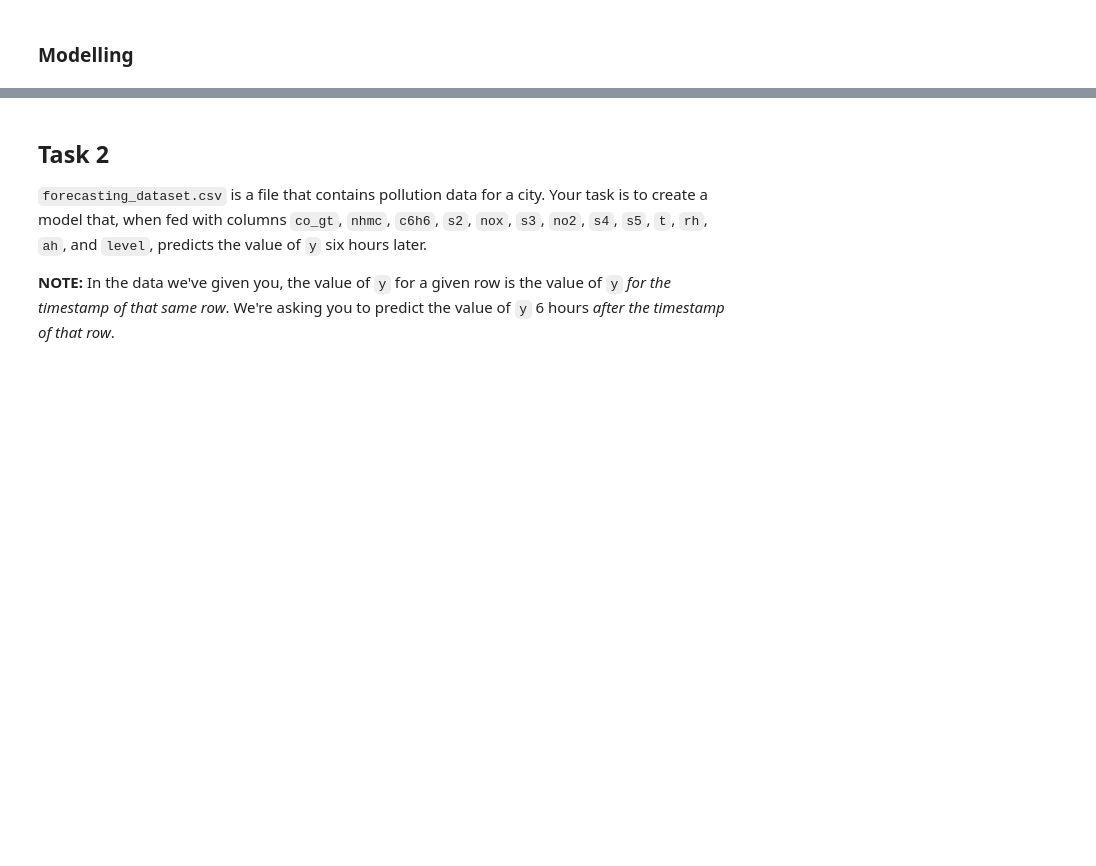
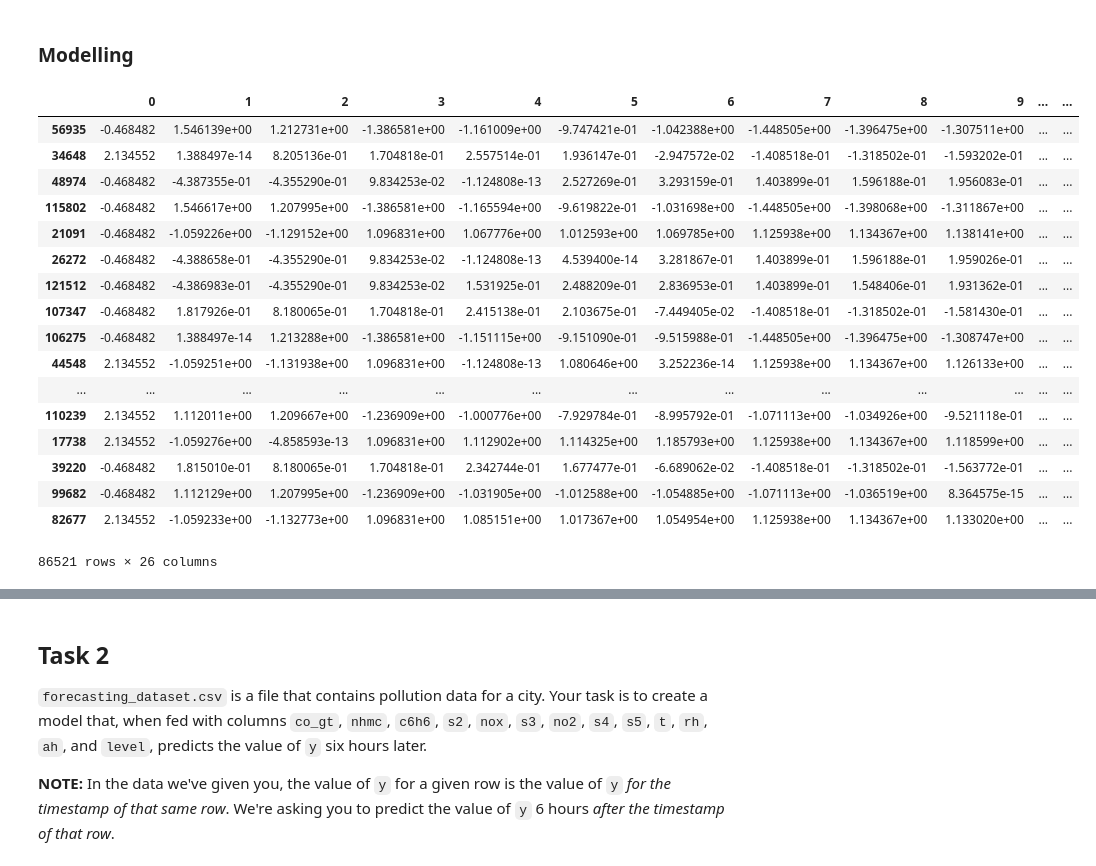
Before and after one commit to prakash-murugesan/CodeChallenge, a Jupyter notebook: CodingChallenge/Machine Learning/MachineLearningChallengeWorkingCopy.ipynb, the cells around one changed output, grey strips where cells are left out. Cells and saved outputs as stored; diff of their text form; code cells hidden in the pictures; blank space fills up the shorter version.

```diff
--- a/CodingChallenge/Machine Learning/MachineLearningChallengeWorkingCopy.ipynb
+++ b/CodingChallenge/Machine Learning/MachineLearningChallengeWorkingCopy.ipynb
@@ -281,7 +303,28 @@ Name: status, Length: 144203, dtype: float64
 # %% [markdown]
 ### Modelling
 # %%
-xtrain, xtest, ytrain, ytest = train_test_split(df_scaled, df['status'], test_size = 0.25, random_state = 19 )
+xtrain, xtest, ytrain, ytest = train_test_split(df_scaled, df['status'], test_size = 0.40, random_state = 19 )
 # %%
 ytrain=ytrain.astype(int)
 ytest=ytest.astype(int)
+# %%
+xtrain
+# %% [output]
+|  | 0 | 1 | 2 | 3 | 4 | 5 | 6 | 7 | 8 | 9 | ... | ... |
+| 56935 | -0.468482 | 1.546139e+00 | 1.212731e+00 | -1.386581e+00 | -1.161009e+00 | -9.747421e-01 | -1.042388e+00 | -1.448505e+00 | -1.396475e+00 | -1.307511e+00 | ... | ... |
+| 34648 | 2.134552 | 1.388497e-14 | 8.205136e-01 | 1.704818e-01 | 2.557514e-01 | 1.936147e-01 | -2.947572e-02 | -1.408518e-01 | -1.318502e-01 | -1.593202e-01 | ... | ... |
+| 48974 | -0.468482 | -4.387355e-01 | -4.355290e-01 | 9.834253e-02 | -1.124808e-13 | 2.527269e-01 | 3.293159e-01 | 1.403899e-01 | 1.596188e-01 | 1.956083e-01 | ... | ... |
+| 115802 | -0.468482 | 1.546617e+00 | 1.207995e+00 | -1.386581e+00 | -1.165594e+00 | -9.619822e-01 | -1.031698e+00 | -1.448505e+00 | -1.398068e+00 | -1.311867e+00 | ... | ... |
+| 21091 | -0.468482 | -1.059226e+00 | -1.129152e+00 | 1.096831e+00 | 1.067776e+00 | 1.012593e+00 | 1.069785e+00 | 1.125938e+00 | 1.134367e+00 | 1.138141e+00 | ... | ... |
+| 26272 | -0.468482 | -4.388658e-01 | -4.355290e-01 | 9.834253e-02 | -1.124808e-13 | 4.539400e-14 | 3.281867e-01 | 1.403899e-01 | 1.596188e-01 | 1.959026e-01 | ... | ... |
+| 121512 | -0.468482 | -4.386983e-01 | -4.355290e-01 | 9.834253e-02 | 1.531925e-01 | 2.488209e-01 | 2.836953e-01 | 1.403899e-01 | 1.548406e-01 | 1.931362e-01 | ... | ... |
+| 107347 | -0.468482 | 1.817926e-01 | 8.180065e-01 | 1.704818e-01 | 2.415138e-01 | 2.103675e-01 | -7.449405e-02 | -1.408518e-01 | -1.318502e-01 | -1.581430e-01 | ... | ... |
+| 106275 | -0.468482 | 1.388497e-14 | 1.213288e+00 | -1.386581e+00 | -1.151115e+00 | -9.151090e-01 | -9.515988e-01 | -1.448505e+00 | -1.396475e+00 | -1.308747e+00 | ... | ... |
+| 44548 | 2.134552 | -1.059251e+00 | -1.131938e+00 | 1.096831e+00 | -1.124808e-13 | 1.080646e+00 | 3.252236e-14 | 1.125938e+00 | 1.134367e+00 | 1.126133e+00 | ... | ... |
+| ... | ... | ... | ... | ... | ... | ... | ... | ... | ... | ... | ... | ... |
+| 110239 | 2.134552 | 1.112011e+00 | 1.209667e+00 | -1.236909e+00 | -1.000776e+00 | -7.929784e-01 | -8.995792e-01 | -1.071113e+00 | -1.034926e+00 | -9.521118e-01 | ... | ... |
+| 17738 | 2.134552 | -1.059276e+00 | -4.858593e-13 | 1.096831e+00 | 1.112902e+00 | 1.114325e+00 | 1.185793e+00 | 1.125938e+00 | 1.134367e+00 | 1.118599e+00 | ... | ... |
+| 39220 | -0.468482 | 1.815010e-01 | 8.180065e-01 | 1.704818e-01 | 2.342744e-01 | 1.677477e-01 | -6.689062e-02 | -1.408518e-01 | -1.318502e-01 | -1.563772e-01 | ... | ... |
+| 99682 | -0.468482 | 1.112129e+00 | 1.207995e+00 | -1.236909e+00 | -1.031905e+00 | -1.012588e+00 | -1.054885e+00 | -1.071113e+00 | -1.036519e+00 | 8.364575e-15 | ... | ... |
+| 82677 | 2.134552 | -1.059233e+00 | -1.132773e+00 | 1.096831e+00 | 1.085151e+00 | 1.017367e+00 | 1.054954e+00 | 1.125938e+00 | 1.134367e+00 | 1.133020e+00 | ... | ... |
+86521 rows × 26 columns
```
Also changed, not shown: parts of 21 cells of this notebook, 1 other file.
